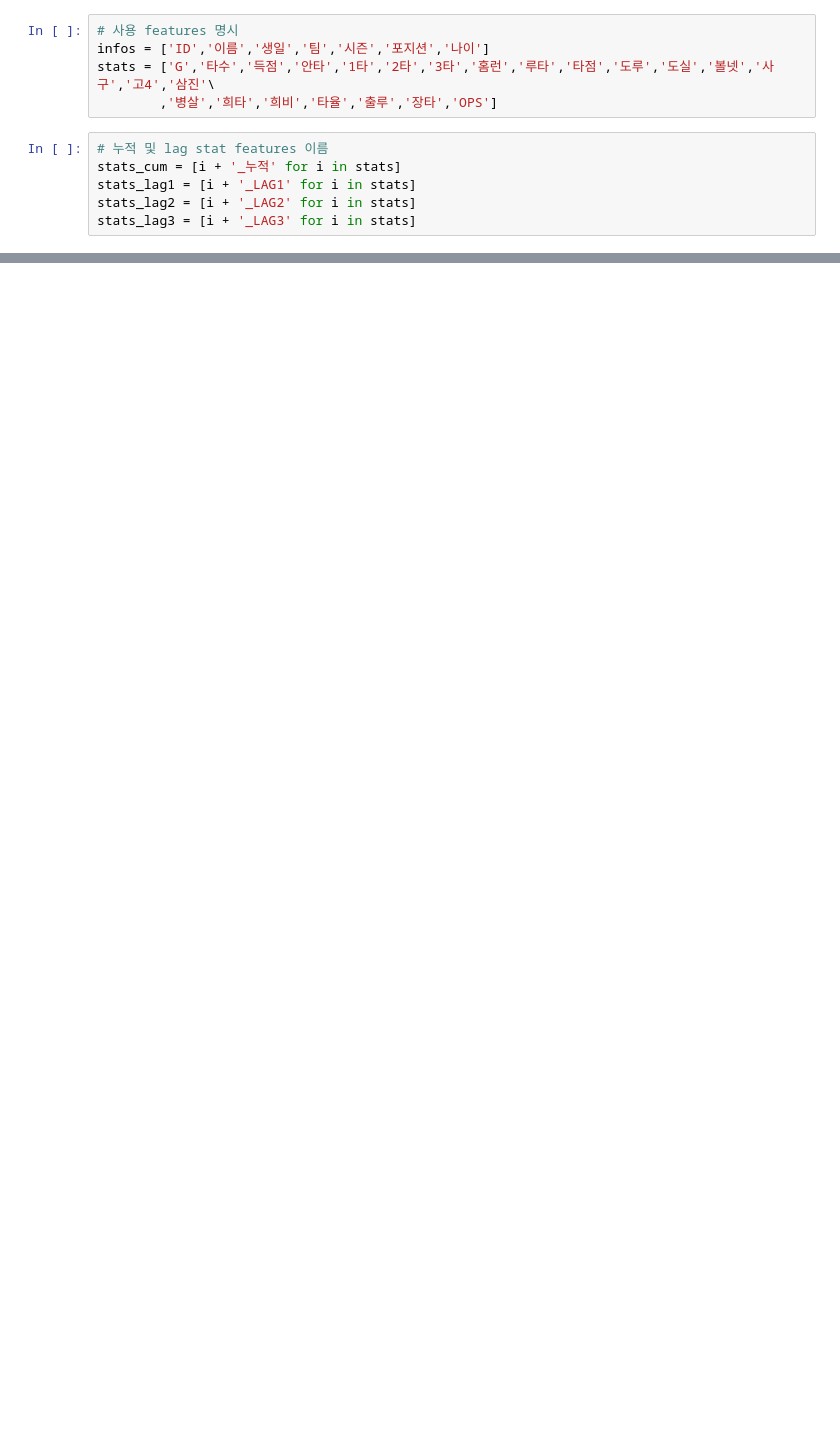
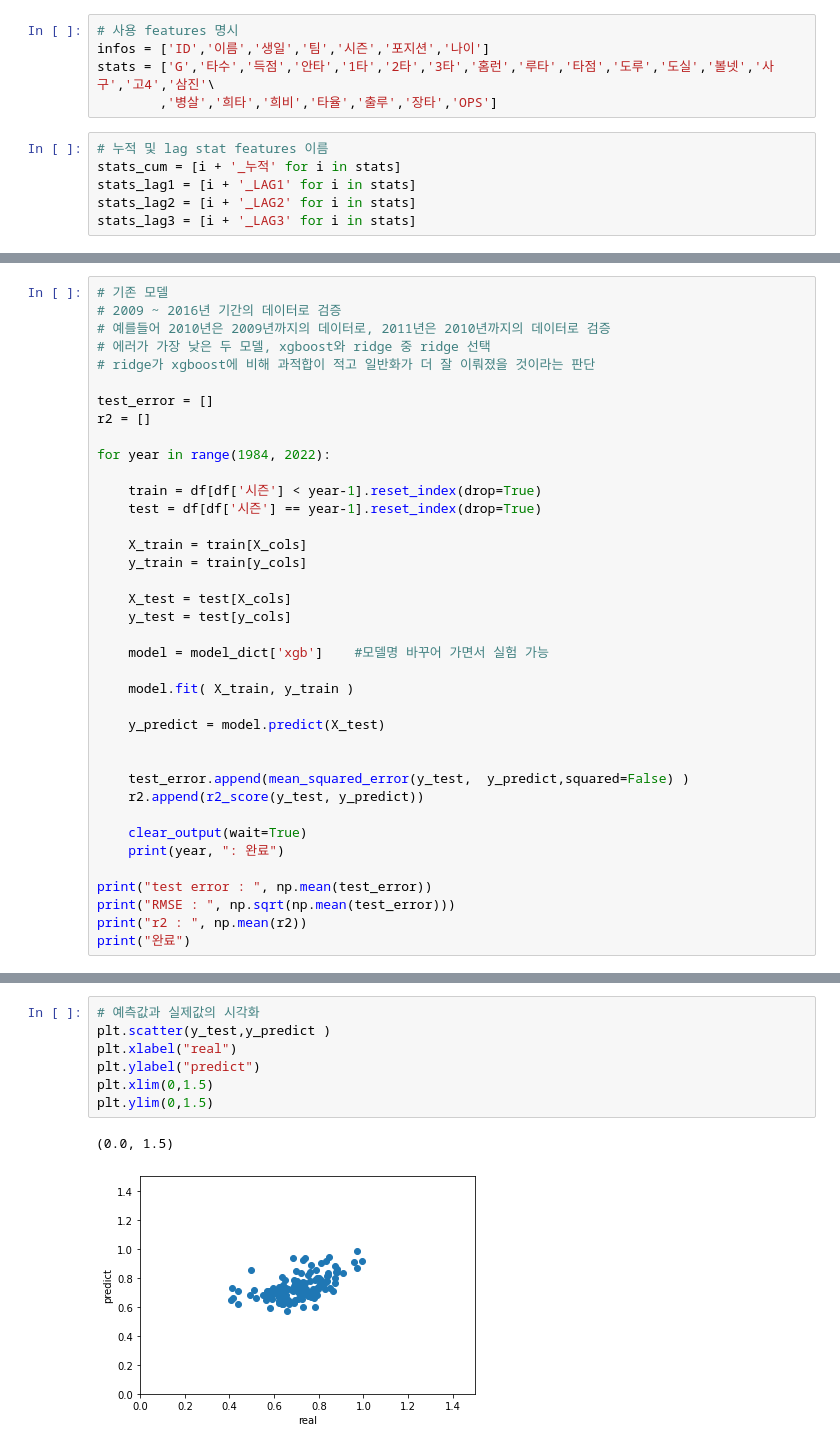
Before and after one commit to gmb408/OSSP-KBO-prediction, a Jupyter notebook: Model_Building.ipynb, the cells around one changed output, grey strips where cells are left out. Drawn from its saved outputs; the diff is of its cells as text; blank space fills up the shorter version.

```diff
--- a/Model_Building.ipynb
+++ b/Model_Building.ipynb
@@ -274,0 +224,38 @@ plt.ylim(0,1.5)
+# %%
+# 기존 모델
+# 2009 ~ 2016년 기간의 데이터로 검증
+# 예를들어 2010년은 2009년까지의 데이터로, 2011년은 2010년까지의 데이터로 검증
+# 에러가 가장 낮은 두 모델, xgboost와 ridge 중 ridge 선택
+# ridge가 xgboost에 비해 과적합이 적고 일반화가 더 잘 이뤄졌을 것이라는 판단
+
+test_error = []
+r2 = []
+
+for year in range(1984, 2022):
+
+    train = df[df['시즌'] < year-1].reset_index(drop=True)
+    test = df[df['시즌'] == year-1].reset_index(drop=True)
+
+    X_train = train[X_cols]
+    y_train = train[y_cols]
+
+    X_test = test[X_cols]
+    y_test = test[y_cols]
+
+    model = model_dict['xgb']    #모델명 바꾸어 가면서 실험 가능
+
+    model.fit( X_train, y_train )
+
+    y_predict = model.predict(X_test)
+
+
+    test_error.append(mean_squared_error(y_test,  y_predict,squared=False) )
+    r2.append(r2_score(y_test, y_predict))
+
+    clear_output(wait=True)
+    print(year, ": 완료")
+
+print("test error : ", np.mean(test_error))
+print("RMSE : ", np.sqrt(np.mean(test_error)))
+print("r2 : ", np.mean(r2))
+print("완료")
@@ -275 +268,11 @@ plt.ylim(0,1.5)
+# %%
+# 예측값과 실제값의 시각화
+plt.scatter(y_test,y_predict )
+plt.xlabel("real")
+plt.ylabel("predict")
+plt.xlim(0,1.5)
+plt.ylim(0,1.5)
+# %% [output]
+(0.0, 1.5)
+[figure, added]
 # %%
```
Also changed, not shown: parts of 18 cells of this notebook.
